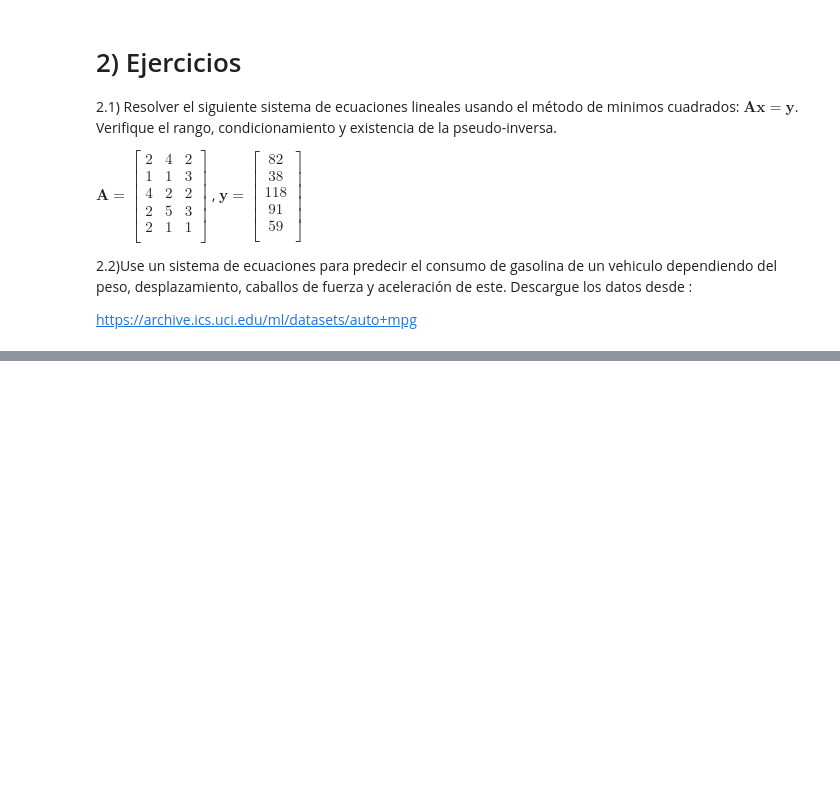
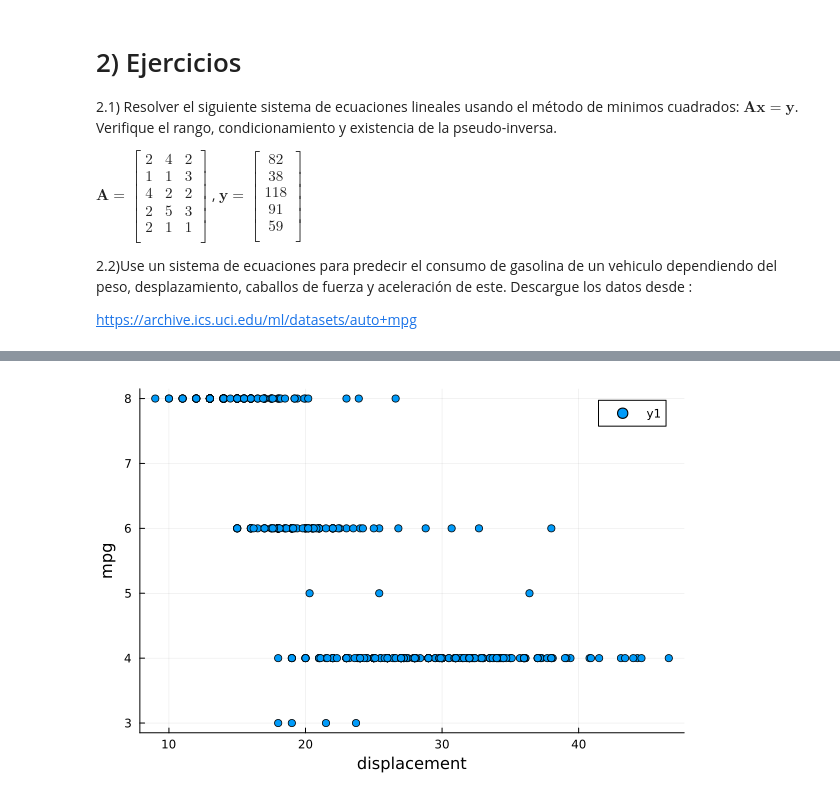
Before and after one commit to sherna90/computacion_numerica, a Jupyter notebook: 8-Minimos_cuadrados.ipynb, the cells around one changed output, grey strips where cells are left out. Saved outputs shown, nothing was run; the diff lists cells and outputs as text; code cells hidden in the pictures; blank space fills up the shorter version.

```diff
--- a/8-Minimos_cuadrados.ipynb
+++ b/8-Minimos_cuadrados.ipynb
@@ -100,0 +207,6 @@ file=Downloads.download("https://archive.ics.uci.edu/ml/machine-learning-databas
+# %%
+scatter(A[:,1],y)
+xlabel!("displacement")
+ylabel!("mpg")
+# %% [output]
+[figure, added]
```
Also changed, not shown: parts of 24 cells of this notebook.
